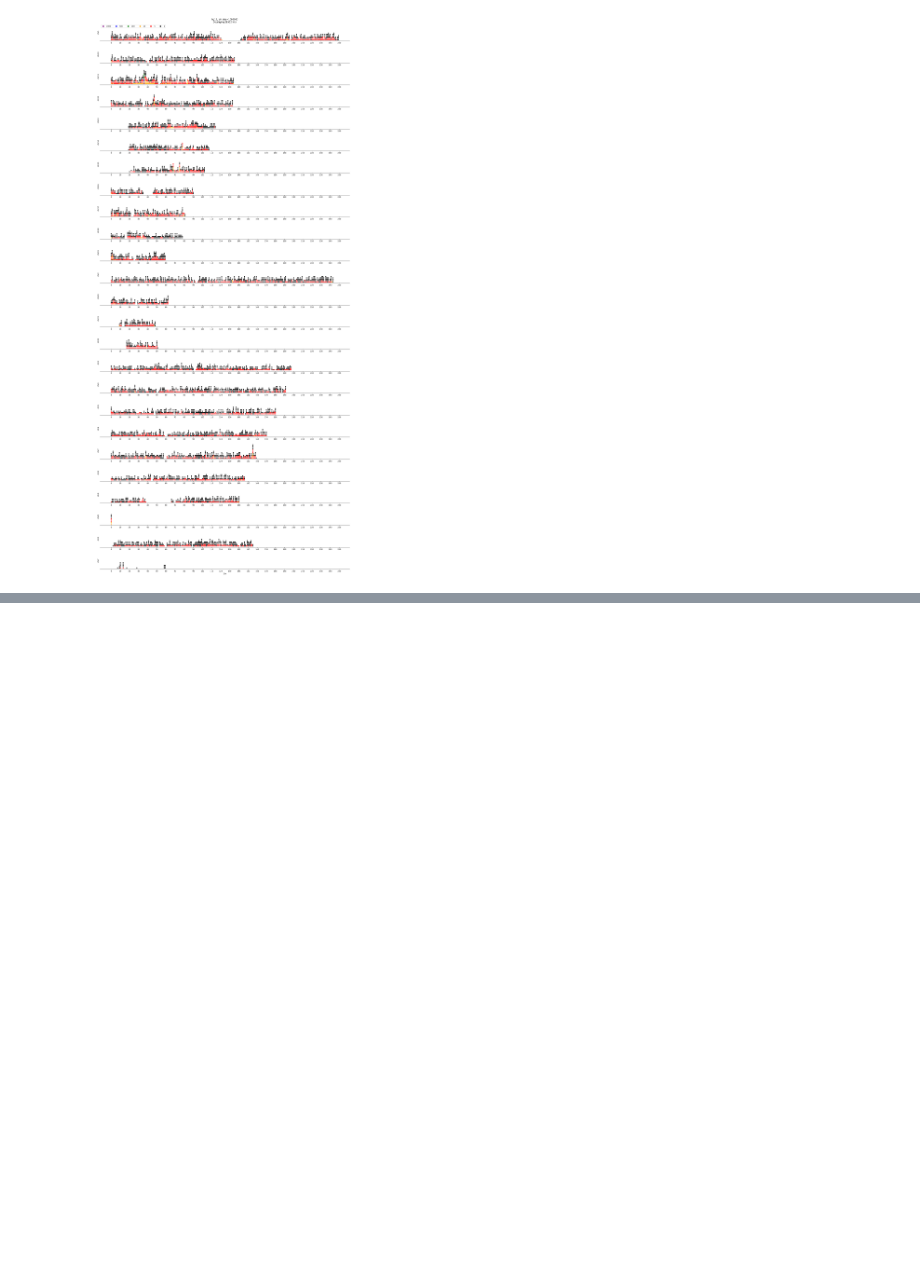
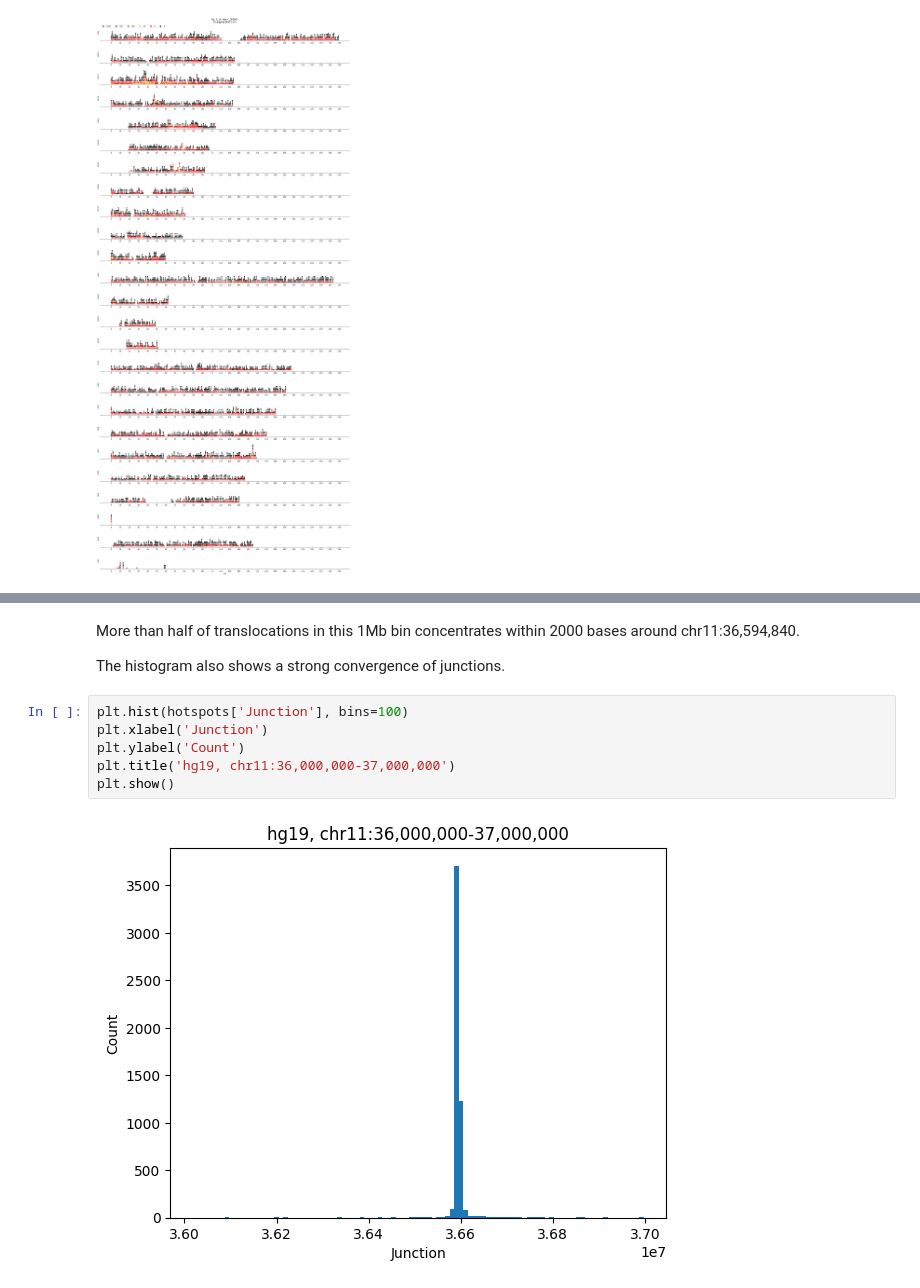
Before and after one commit to dnnguy23/translocation_sequence, a Jupyter notebook: analysis.ipynb, the cells around one changed output, grey strips where cells are left out. Saved outputs shown, nothing was run; the diff lists cells and outputs as text; blank space fills up the shorter version.

```diff
--- a/analysis.ipynb
+++ b/analysis.ipynb
@@ -288,0 +291,12 @@ Further analysis based on chromosome sequences and/or intron/exon among these si
+# %% [markdown]
+More than half of translocations in this 1Mb bin concentrates within 2000 bases around chr11:36,594,840.
+
+The histogram also shows a strong convergence of junctions.
+# %%
+plt.hist(hotspots['Junction'], bins=100)
+plt.xlabel('Junction')
+plt.ylabel('Count')
+plt.title('hg19, chr11:36,000,000-37,000,000')
+plt.show()
+# %% [output]
+[figure, added]
```
Also changed, not shown: parts of 18 cells of this notebook, 7 other files.
